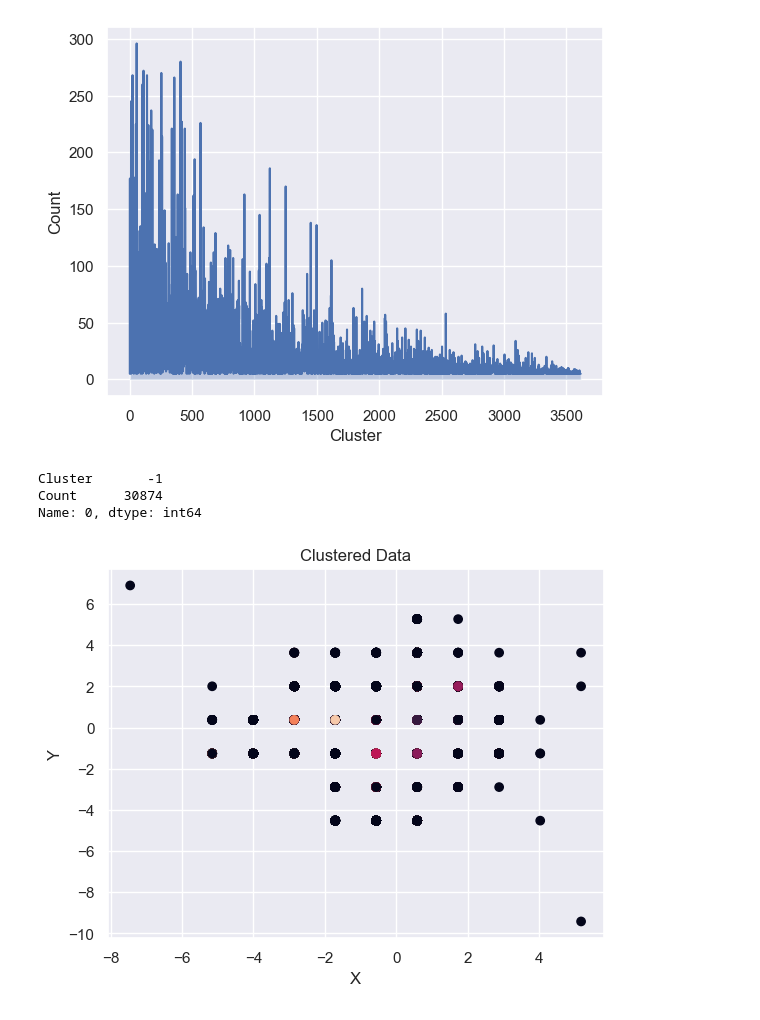
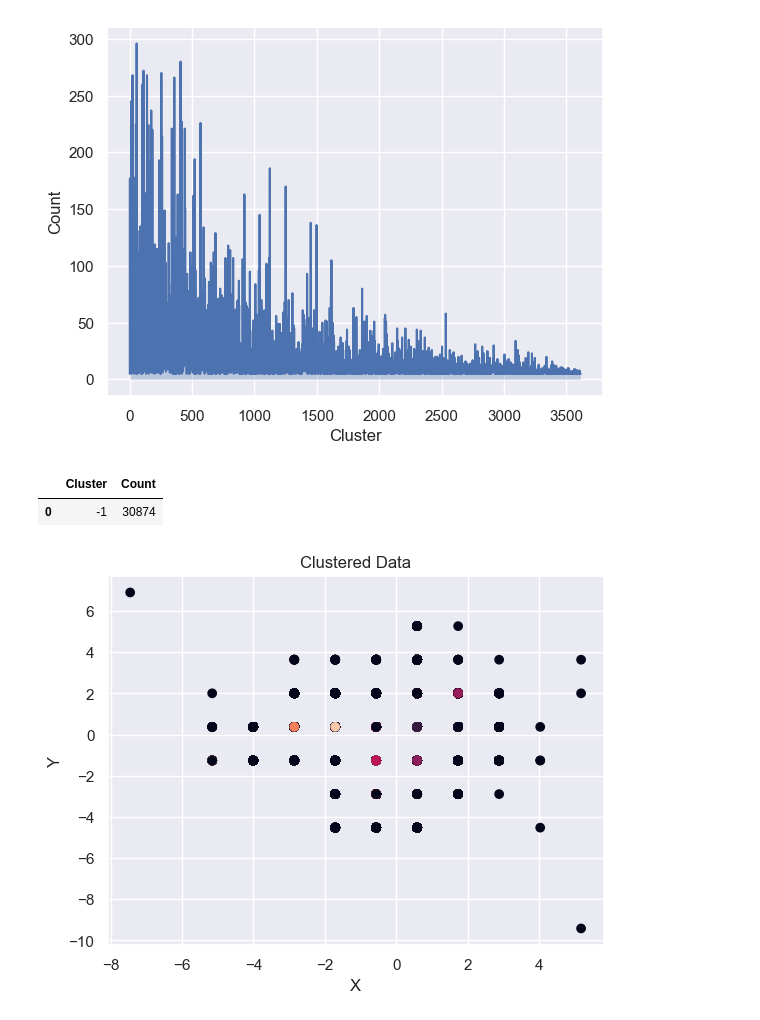
Before and after one commit to lovelyturtles/4710Project, a Jupyter notebook: Code/dbscanwithMidnight.ipynb, the cells around one changed output. Cells and saved outputs as stored; diff of their text form; code cells hidden in the pictures.

```diff
--- a/Code/dbscanwithMidnight.ipynb
+++ b/Code/dbscanwithMidnight.ipynb
@@ -190,12 +190,14 @@ plt.ylabel('Count')
 plt.show()
 # %% [output]
 [figure]
-# %%
-noise
-# %% [output]
-Cluster       -1
-Count      30874
-Name: 0, dtype: int64
+# %%
+noiseDF = pd.DataFrame(noise,columns=["Cluster","Count"])
+noiseDF.loc[0] = [noise[0],noise[1]]
+noiseDF.to_csv("../Results/noiseDataWithMidnight.csv",index=False)
+noiseDF
+# %% [output]
+|  | Cluster | Count |
+| 0 | -1 | 30874 |
 # %%
 dfnoLoc = df.drop(["Longitude","Latitude"],axis=1)
 dbscan2 = DBSCAN()
```
Also changed, not shown: parts of 2 cells of this notebook, 13 other files.
